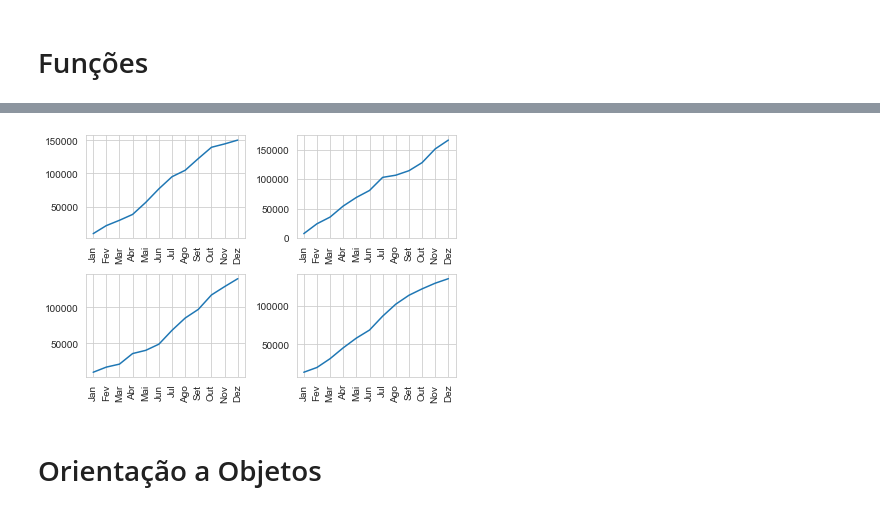
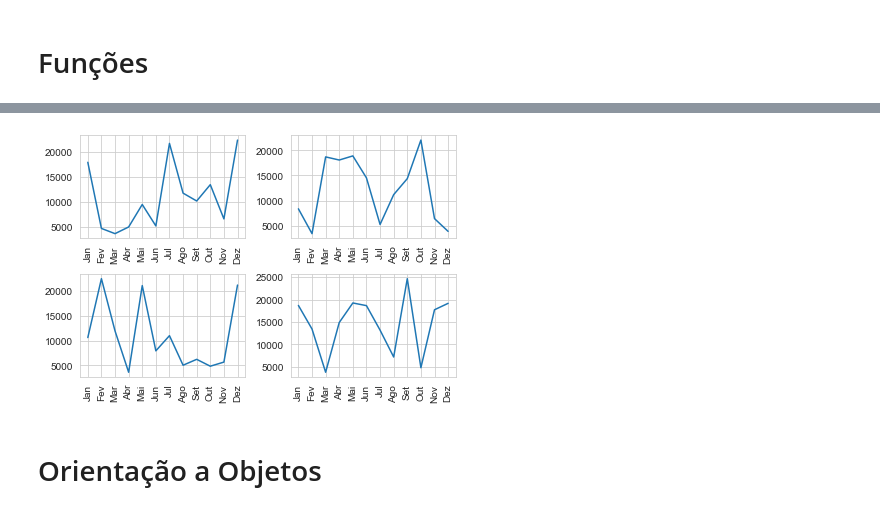
Before and after one commit to HerosCampos/DevVerso, a Jupyter notebook: Matplotlib/Tutorial de Pandas e Matplotlib.ipynb, the cells around one changed output, grey strips where cells are left out. Saved outputs shown, nothing was run; the diff lists cells and outputs as text; code cells hidden in the pictures.

```diff
--- a/Matplotlib/Tutorial de Pandas e Matplotlib.ipynb
+++ b/Matplotlib/Tutorial de Pandas e Matplotlib.ipynb
@@ -773,27 +776,27 @@ plt.legend()
 # %%
 # Criando subplots
 
 plt.subplot(2, 2, 1)
-plt.plot(carros['Ferrari Acumulado'])
+plt.plot(carros['Ferrari'])
 plt.xticks(rotation=90)
 
 plt.subplot(2, 2, 2)
-plt.plot(carros['Fiat Acumulado'])
+plt.plot(carros['Fiat'])
 plt.xticks(rotation=90)
 
 plt.subplot(2, 2, 3)
-plt.plot(carros['Ford Acumulado'])
+plt.plot(carros['Ford'])
 plt.xticks(rotation=90)
 
 plt.subplot(2, 2, 4)
-plt.plot(carros['BMW Acumulado'])
+plt.plot(carros['BMW'])
 plt.xticks(rotation=90)
 
 
 plt.tight_layout()
 plt.show()
 # %% [output]
-[figure, old version]
+[figure, new version]
 # %% [markdown]
 # Orientação a Objetos
 # %% [markdown]
```
Also changed, not shown: parts of 61 cells of this notebook, 1 other file.
